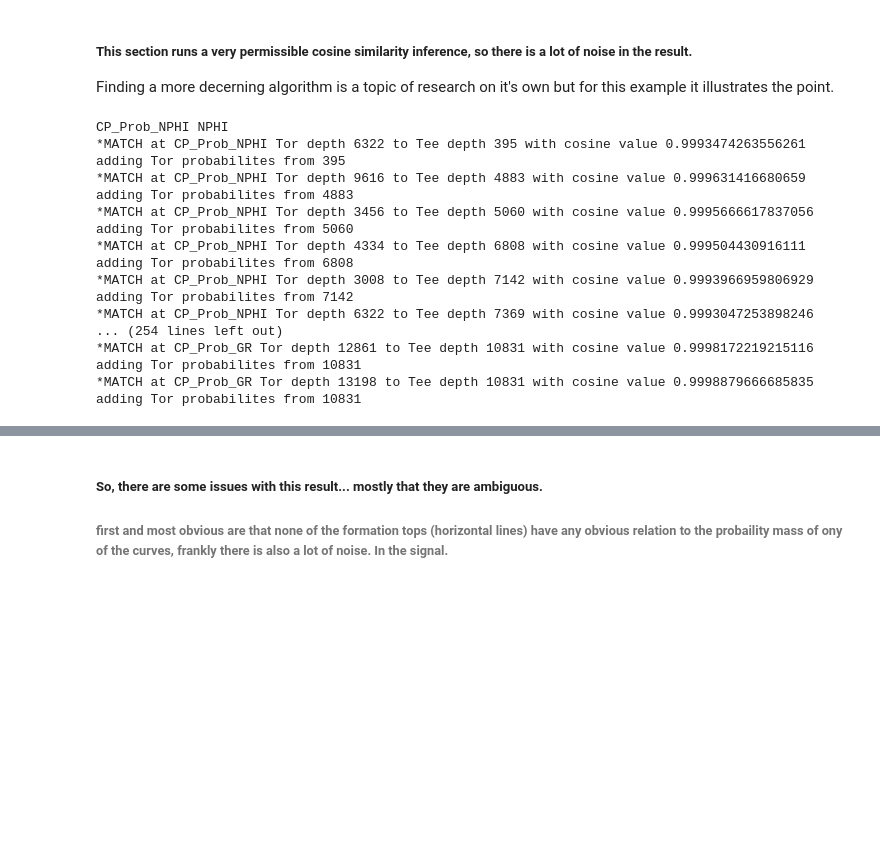
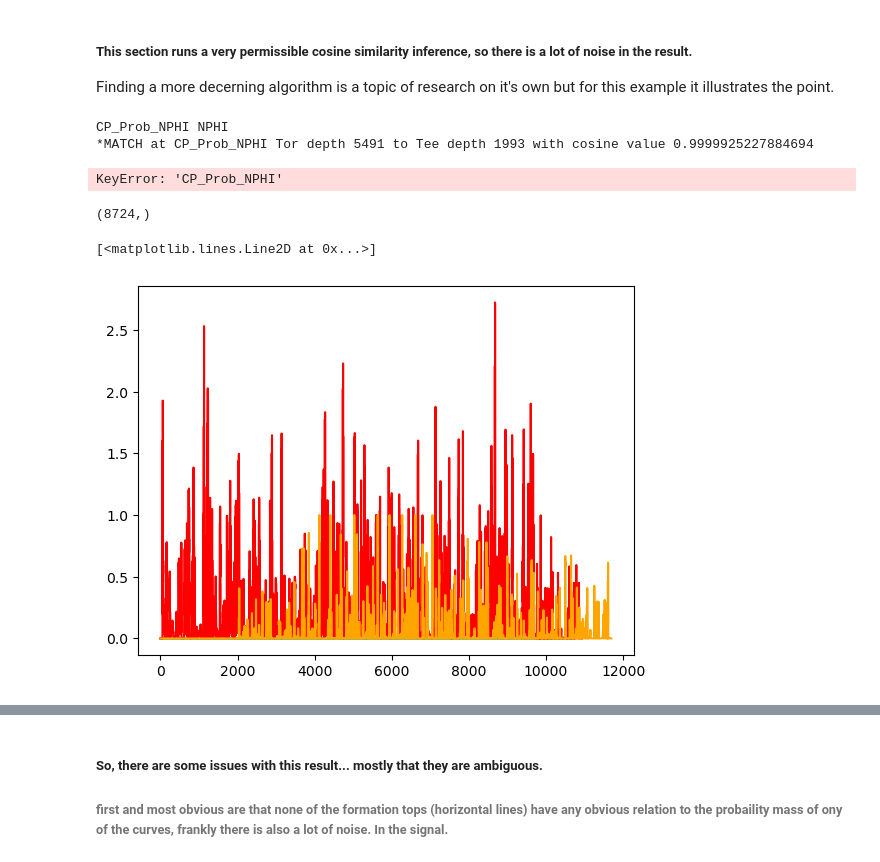
Before and after one commit to phasyn8/different_bayes, a Jupyter notebook: notebooks/demonstrations/Demonstration_Probabilistic.ipynb, the cells around one changed output, grey strips where cells are left out. Saved outputs shown, nothing was run; the diff lists cells and outputs as text; code cells hidden in the pictures; blank space fills up the shorter version.

```diff
--- a/notebooks/demonstrations/Demonstration_Probabilistic.ipynb
+++ b/notebooks/demonstrations/Demonstration_Probabilistic.ipynb
@@ -684,7 +754,7 @@ _well_df_ = {'f1': df_f1clip, 'f1A': df_f1A, 'f1B': df_f1B, 'f11A': df_f11A, 'f1
 #peak_height= 0.06 #Probability threshold to qualify as a distinct changepoint
 
 operator = 'cosine'
-thresh = {'CP_Prob_NPHI': 0.9993 ,'CP_Prob_RHOB': 0.999995 ,'CP_Prob_GR': 0.999}#0.9999
+thresh = {'CP_Prob_NPHI': 0.99999 ,'CP_Prob_RHOB': 0.99999992,'CP_Prob_GR': 0.99996}#0.9999
 
 
 comparitee = 'f11A'
@@ -702,22 +772,19 @@ for well in _wellnames_:
     #f1_11A_GR_prob = prob_cpCorr(f11A_GRmu, f1_GRmu, operator=operator, thresh = thresh, df=df_f1clip, log='CP_Prob_GR')
 # %% [output]
 CP_Prob_NPHI NPHI
-*MATCH at CP_Prob_NPHI Tor depth 6322 to Tee depth 395 with cosine value 0.9993474263556261
-adding Tor probabilites from 395
-*MATCH at CP_Prob_NPHI Tor depth 9616 to Tee depth 4883 with cosine value 0.999631416680659
-adding Tor probabilites from 4883
-*MATCH at CP_Prob_NPHI Tor depth 3456 to Tee depth 5060 with cosine value 0.9995666617837056
-adding Tor probabilites from 5060
-*MATCH at CP_Prob_NPHI Tor depth 4334 to Tee depth 6808 with cosine value 0.999504430916111
-adding Tor probabilites from 6808
-*MATCH at CP_Prob_NPHI Tor depth 3008 to Tee depth 7142 with cosine value 0.9993966959806929
-adding Tor probabilites from 7142
-*MATCH at CP_Prob_NPHI Tor depth 6322 to Tee depth 7369 with cosine value 0.9993047253898246
-... (254 lines left out)
-*MATCH at CP_Prob_GR Tor depth 12861 to Tee depth 10831 with cosine value 0.9998172219215116
-adding Tor probabilites from 10831
-*MATCH at CP_Prob_GR Tor depth 13198 to Tee depth 10831 with cosine value 0.9998879666685835
-adding Tor probabilites from 10831
+*MATCH at CP_Prob_NPHI Tor depth 5491 to Tee depth 1993 with cosine value 0.9999925227884694
+KeyError: 'CP_Prob_NPHI'
+# %%
+np.shape(f1_f11A_RHOB_prob)
+# %% [output]
+(8724,)
+# %%
+plt.plot(f1_f11A_RHOB_prob, color='g')
+plt.plot(f1_f11A_GR_prob, color='r')
+plt.plot(f1_f11A_NPHI_prob, color='orange')
+# %% [output]
+[<matplotlib.lines.Line2D at 0x...>]
+[figure, added]
 # %%
 ''' Derived probability curves from the comparitors statistics are now combined, with simple matrix stacking, into a
 total probability curve as wells as curves that are composed of the individual log components '''
```
Also changed, not shown: parts of 18 cells of this notebook, 15 other files.
